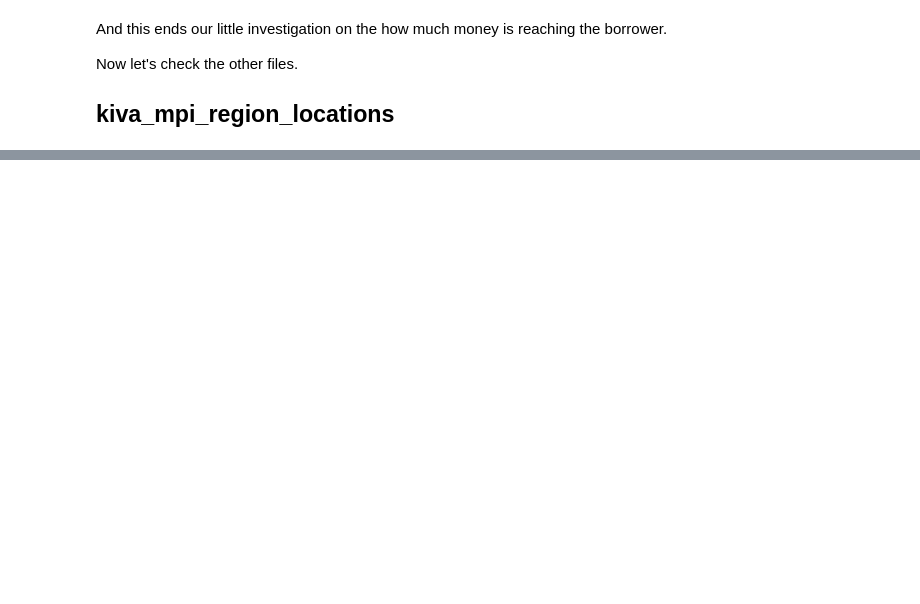
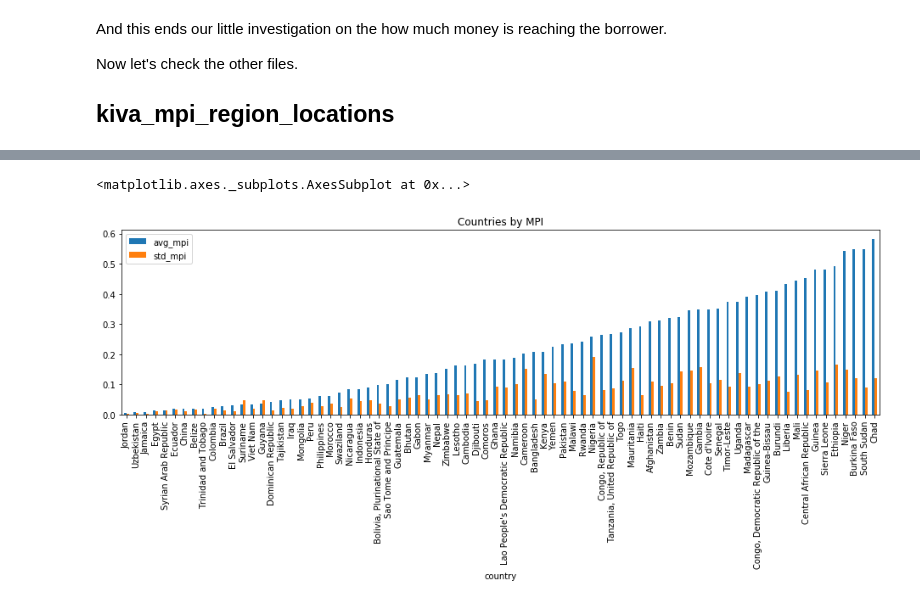
Before and after one commit to mvonwyl/02-kiva, a Jupyter notebook: 00 Kiva dataset exploration.ipynb, the cells around one changed output, grey strips where cells are left out. Cells and saved outputs as stored; diff of their text form; code cells hidden in the pictures; blank space fills up the shorter version.

```diff
--- a/00 Kiva dataset exploration.ipynb
+++ b/00 Kiva dataset exploration.ipynb
@@ -278,0 +311,6 @@ These are very detailed geo data with corresponding MPI. Part of the job here is
+# %%
+sorted_df = mpi_countries_df.sort_values(by="avg_mpi")
+sorted_df.plot(kind="bar",title="Countries by MPI",figsize=(16,4))
+# %% [output]
+<matplotlib.axes._subplots.AxesSubplot at 0x...>
+[figure, added]
```
Also changed, not shown: parts of 27 cells of this notebook.
